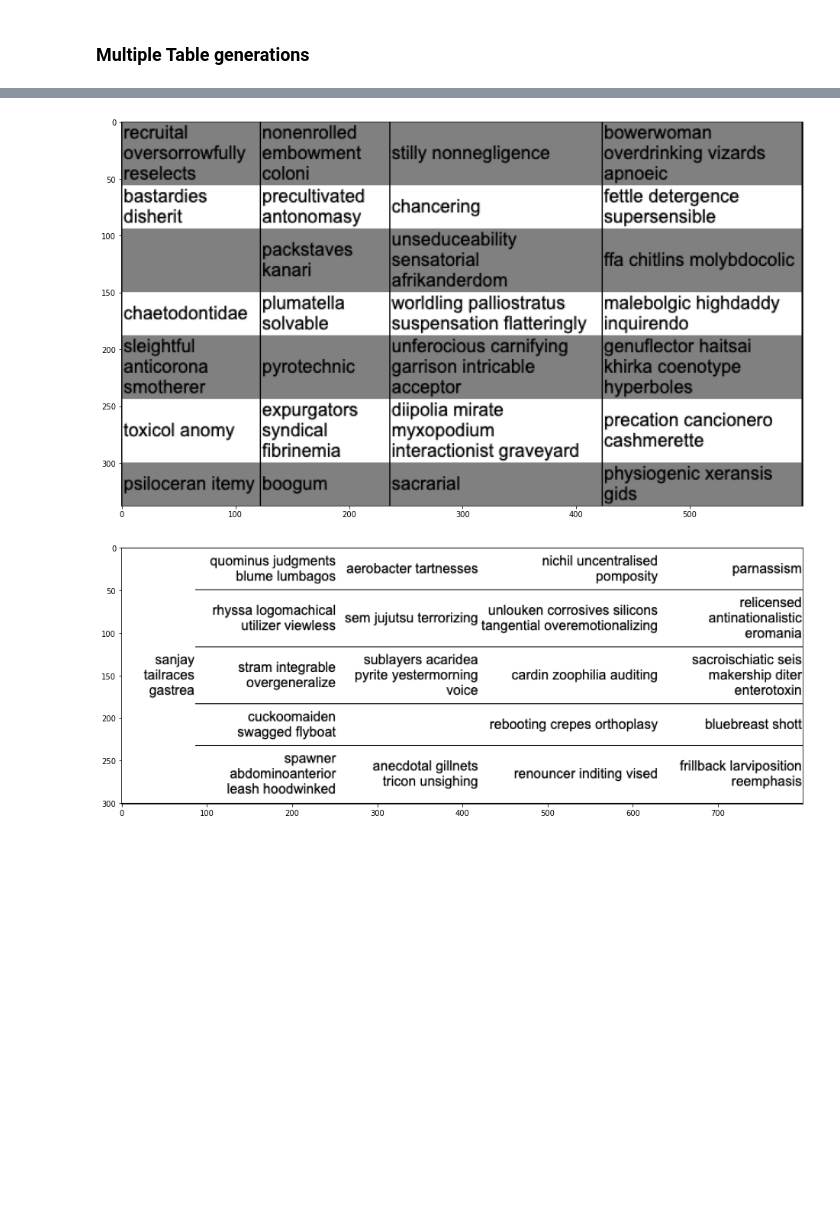
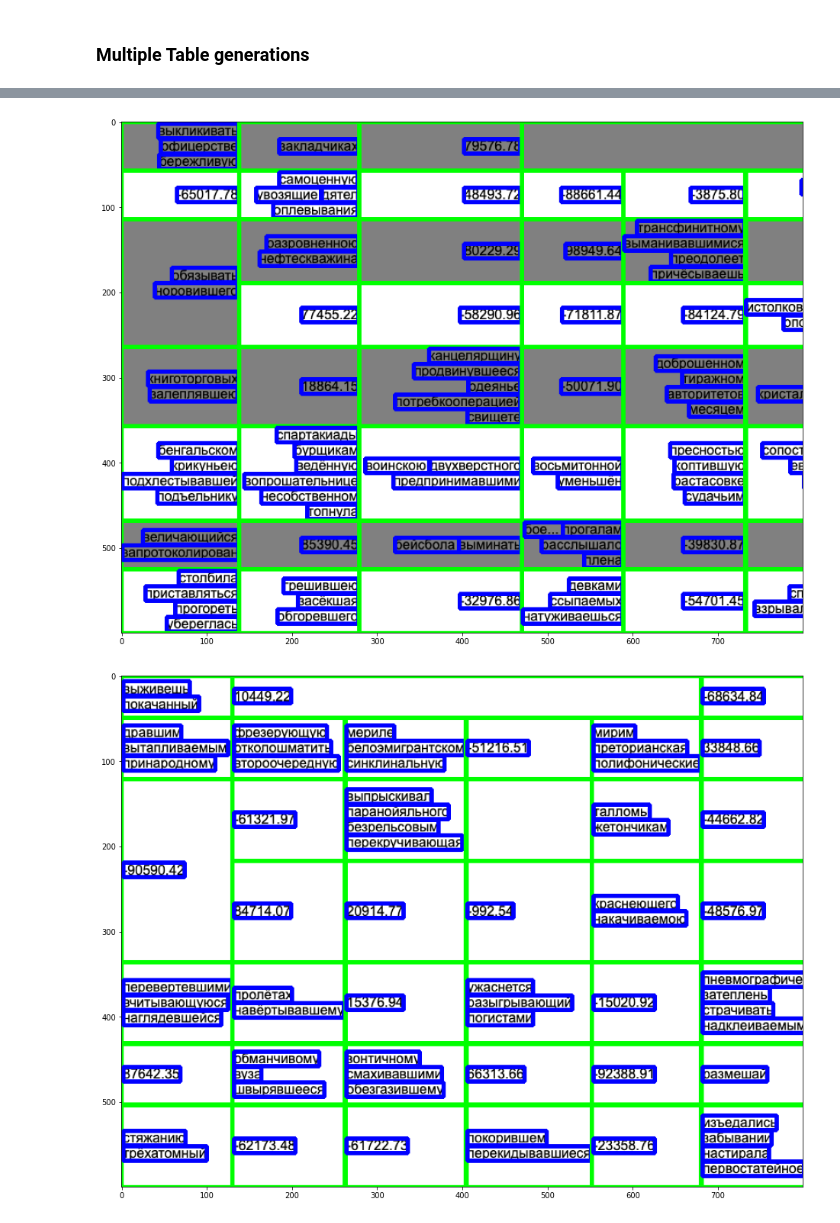
Before and after one commit to minemile/table_generation, a Jupyter notebook: TableGen.ipynb, the cells around one changed output, grey strips where cells are left out. Saved outputs shown, nothing was run; the diff lists cells and outputs as text; code cells hidden in the pictures; blank space fills up the shorter version.

Commit message:
Added spans

```diff
--- a/TableGen.ipynb
+++ b/TableGen.ipynb
@@ -152,5 +142,5 @@ random_table_generator = RandomTableGenerator(html_generator, css_generator)
 full_table = random_table_generator.generate(name='random_table')
 full_table.save("output/")
 # %%
-# parsed_table = table_parser.parse_table("output/random_table/")
+parsed_table = table_parser.parse_table("output/random_table/")
 # %%
@@ -221,5 +281,5 @@ for i in range(N_MIN_ROW, N_MAX_ROW):
 # %%
-ROOT_DATA = "output_with_spans/"
+ROOT_DATA = "output_with_header_spans/"
 chrome_options = Options()
 chrome_options.add_argument("disable-extensions")
 chrome_options.add_argument("window-position=0,0")
@@ -260,10 +320,10 @@ for table_path in [file_name for file_name in os.listdir(ROOT_DATA)]:
 for parsed_table in parsed_tables:
     parsed_table.to_annotations()
 # %%
-for parsed_table in parsed_tables[10:15]:
+for parsed_table in parsed_tables[:10]:
     plt.figure(figsize=(16, 16))
-    plt.imshow(parsed_table.image)
+    plt.imshow(parsed_table.draw_bboxes())
     plt.show()
 # %% [output]
-[figure, old version]
+[figure, new version]
-[figure, old version]
+[figure, new version]
```
Also changed, not shown: parts of 21 cells of this notebook, 1 other file.
